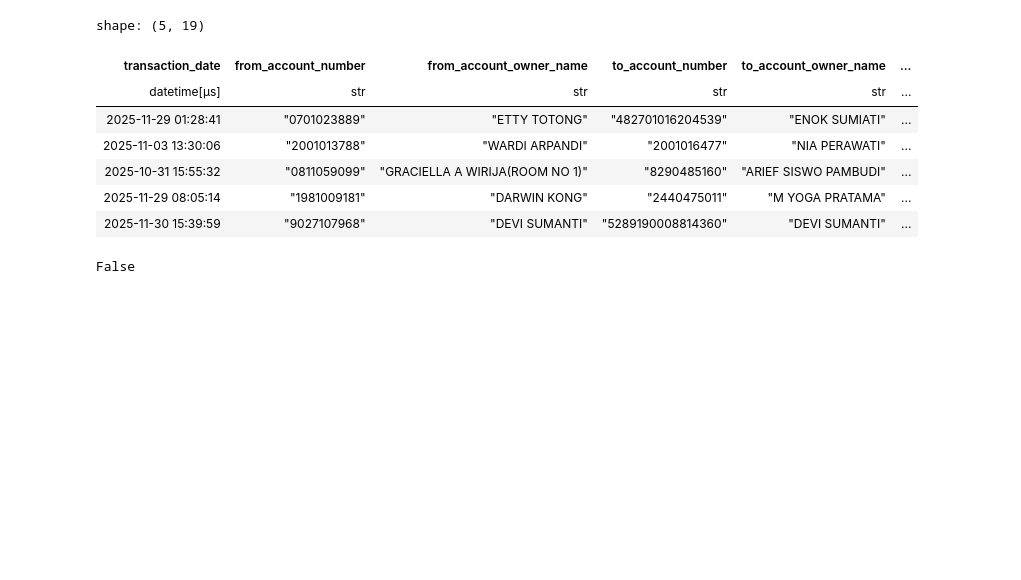
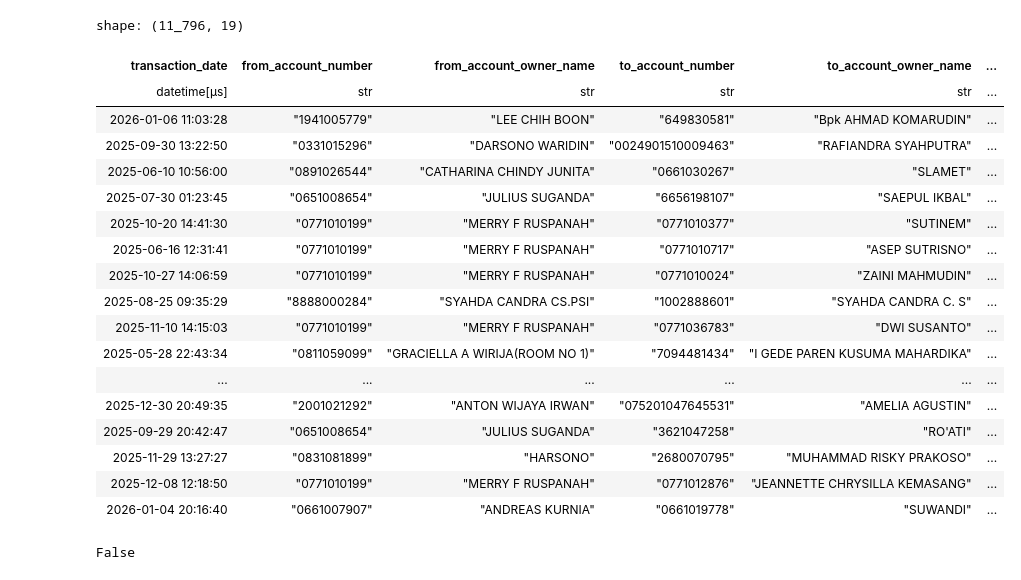
Before and after one commit to daniel-satria/fds_bvic, a Jupyter notebook: ibmb_script/tf_online/tf_online_5min/test_hist.ipynb, the cells around one changed output. Saved outputs shown, nothing was run; the diff lists cells and outputs as text; code cells hidden in the pictures; blank space fills up the shorter version.

```diff
--- a/ibmb_script/tf_online/tf_online_5min/test_hist.ipynb
+++ b/ibmb_script/tf_online/tf_online_5min/test_hist.ipynb
@@ -20,14 +27,25 @@ else:
 # %%
-df.collect().head()
+df.collect()
 # %% [output]
-shape: (5, 19)
+shape: (11_796, 19)
 | transaction_date | from_account_number | from_account_owner_name | to_account_number | to_account_owner_name | ... |
 | datetime[μs] | str | str | str | str | ... |
-| 2025-11-29 01:28:41 | "0701023889" | "ETTY TOTONG" | "482701016204539" | "ENOK SUMIATI" | ... |
-| 2025-11-03 13:30:06 | "2001013788" | "WARDI ARPANDI" | "2001016477" | "NIA PERAWATI" | ... |
-| 2025-10-31 15:55:32 | "0811059099" | "GRACIELLA A WIRIJA(ROOM NO 1)" | "8290485160" | "ARIEF SISWO PAMBUDI" | ... |
-| 2025-11-29 08:05:14 | "1981009181" | "DARWIN KONG" | "2440475011" | "M YOGA PRATAMA" | ... |
-| 2025-11-30 15:39:59 | "9027107968" | "DEVI SUMANTI" | "5289190008814360" | "DEVI SUMANTI" | ... |
+| 2026-01-06 11:03:28 | "1941005779" | "LEE CHIH BOON" | "649830581" | "Bpk AHMAD KOMARUDIN" | ... |
+| 2025-09-30 13:22:50 | "0331015296" | "DARSONO WARIDIN" | "0024901510009463" | "RAFIANDRA SYAHPUTRA" | ... |
+| 2025-06-10 10:56:00 | "0891026544" | "CATHARINA CHINDY JUNITA" | "0661030267" | "SLAMET" | ... |
+| 2025-07-30 01:23:45 | "0651008654" | "JULIUS SUGANDA" | "6656198107" | "SAEPUL IKBAL" | ... |
+| 2025-10-20 14:41:30 | "0771010199" | "MERRY F RUSPANAH" | "0771010377" | "SUTINEM" | ... |
+| 2025-06-16 12:31:41 | "0771010199" | "MERRY F RUSPANAH" | "0771010717" | "ASEP SUTRISNO" | ... |
+| 2025-10-27 14:06:59 | "0771010199" | "MERRY F RUSPANAH" | "0771010024" | "ZAINI MAHMUDIN" | ... |
+| 2025-08-25 09:35:29 | "8888000284" | "SYAHDA CANDRA CS.PSI" | "1002888601" | "SYAHDA CANDRA C. S" | ... |
+| 2025-11-10 14:15:03 | "0771010199" | "MERRY F RUSPANAH" | "0771036783" | "DWI SUSANTO" | ... |
+| 2025-05-28 22:43:34 | "0811059099" | "GRACIELLA A WIRIJA(ROOM NO 1)" | "7094481434" | "I GEDE PAREN KUSUMA MAHARDIKA" | ... |
+| ... | ... | ... | ... | ... | ... |
+| 2025-12-30 20:49:35 | "2001021292" | "ANTON WIJAYA IRWAN" | "075201047645531" | "AMELIA AGUSTIN" | ... |
+| 2025-09-29 20:42:47 | "0651008654" | "JULIUS SUGANDA" | "3621047258" | "RO'ATI" | ... |
+| 2025-11-29 13:27:27 | "0831081899" | "HARSONO" | "2680070795" | "MUHAMMAD RISKY PRAKOSO" | ... |
+| 2025-12-08 12:18:50 | "0771010199" | "MERRY F RUSPANAH" | "0771012876" | "JEANNETTE CHRYSILLA KEMASANG" | ... |
+| 2026-01-04 20:16:40 | "0661007907" | "ANDREAS KURNIA" | "0661019778" | "SUWANDI" | ... |
 # %%
 has_dupes = df.collect().is_duplicated().any()
 print(has_dupes)
```
Also changed, not shown: parts of 1 cell of this notebook, 16 other files.
